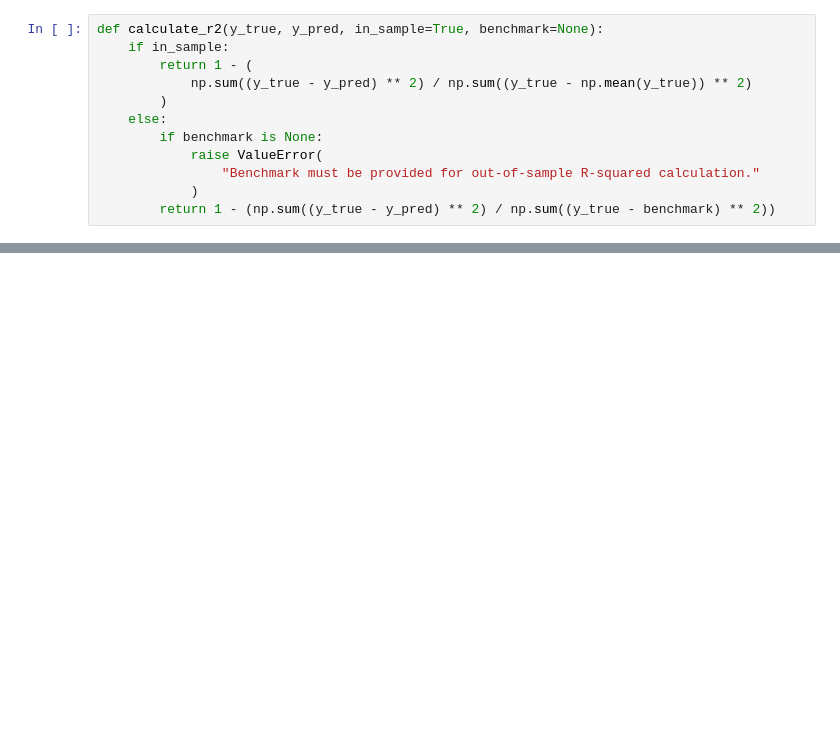
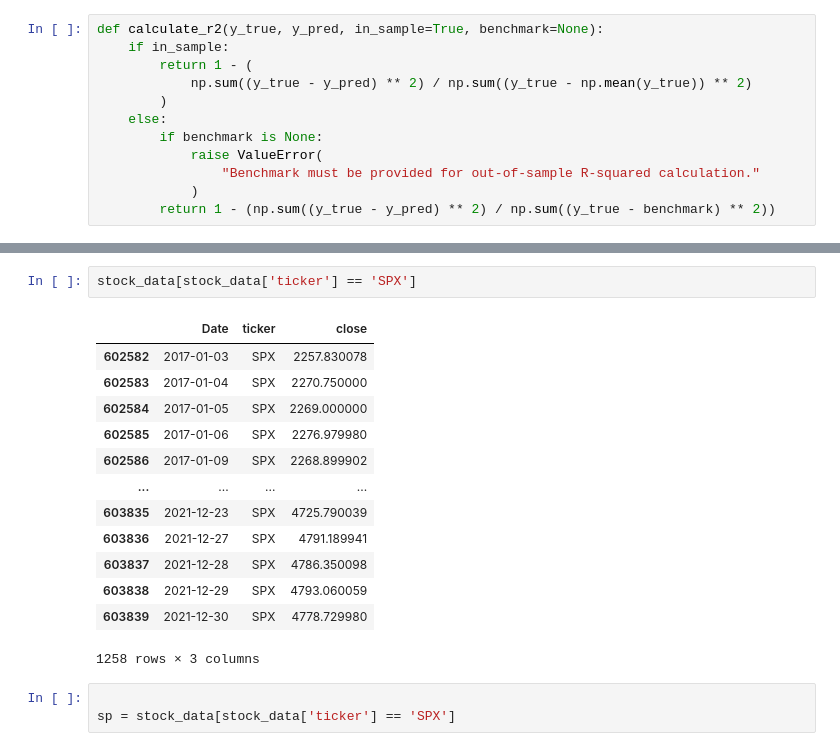
Before and after one commit to KidQuant/FA690MiniProject2, a Jupyter notebook: project.ipynb, the cells around one changed output, grey strips where cells are left out. Saved outputs shown, nothing was run; the diff lists cells and outputs as text; blank space fills up the shorter version.

```diff
--- a/project.ipynb
+++ b/project.ipynb
@@ -430,0 +357,19 @@ R-squared = 0.6589864852083276
+# %%
+stock_data[stock_data['ticker'] == 'SPX']
+# %% [output]
+|  | Date | ticker | close |
+| 602582 | 2017-01-03 | SPX | 2257.830078 |
+| 602583 | 2017-01-04 | SPX | 2270.750000 |
+| 602584 | 2017-01-05 | SPX | 2269.000000 |
+| 602585 | 2017-01-06 | SPX | 2276.979980 |
+| 602586 | 2017-01-09 | SPX | 2268.899902 |
+| ... | ... | ... | ... |
+| 603835 | 2021-12-23 | SPX | 4725.790039 |
+| 603836 | 2021-12-27 | SPX | 4791.189941 |
+| 603837 | 2021-12-28 | SPX | 4786.350098 |
+| 603838 | 2021-12-29 | SPX | 4793.060059 |
+| 603839 | 2021-12-30 | SPX | 4778.729980 |
+1258 rows × 3 columns
+# %%
+
+sp = stock_data[stock_data['ticker'] == 'SPX']
```
Also changed, not shown: parts of 13 cells of this notebook, 4 other files.
